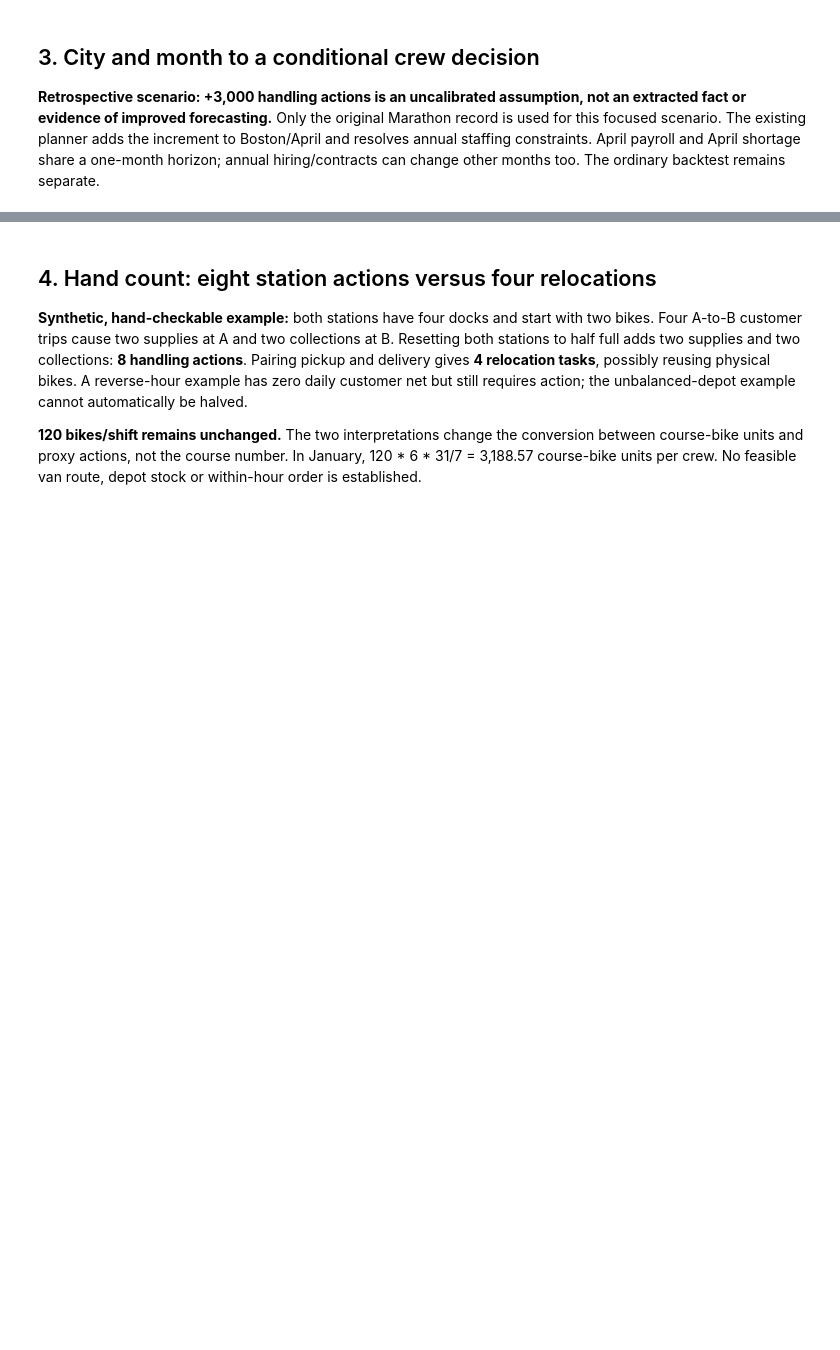
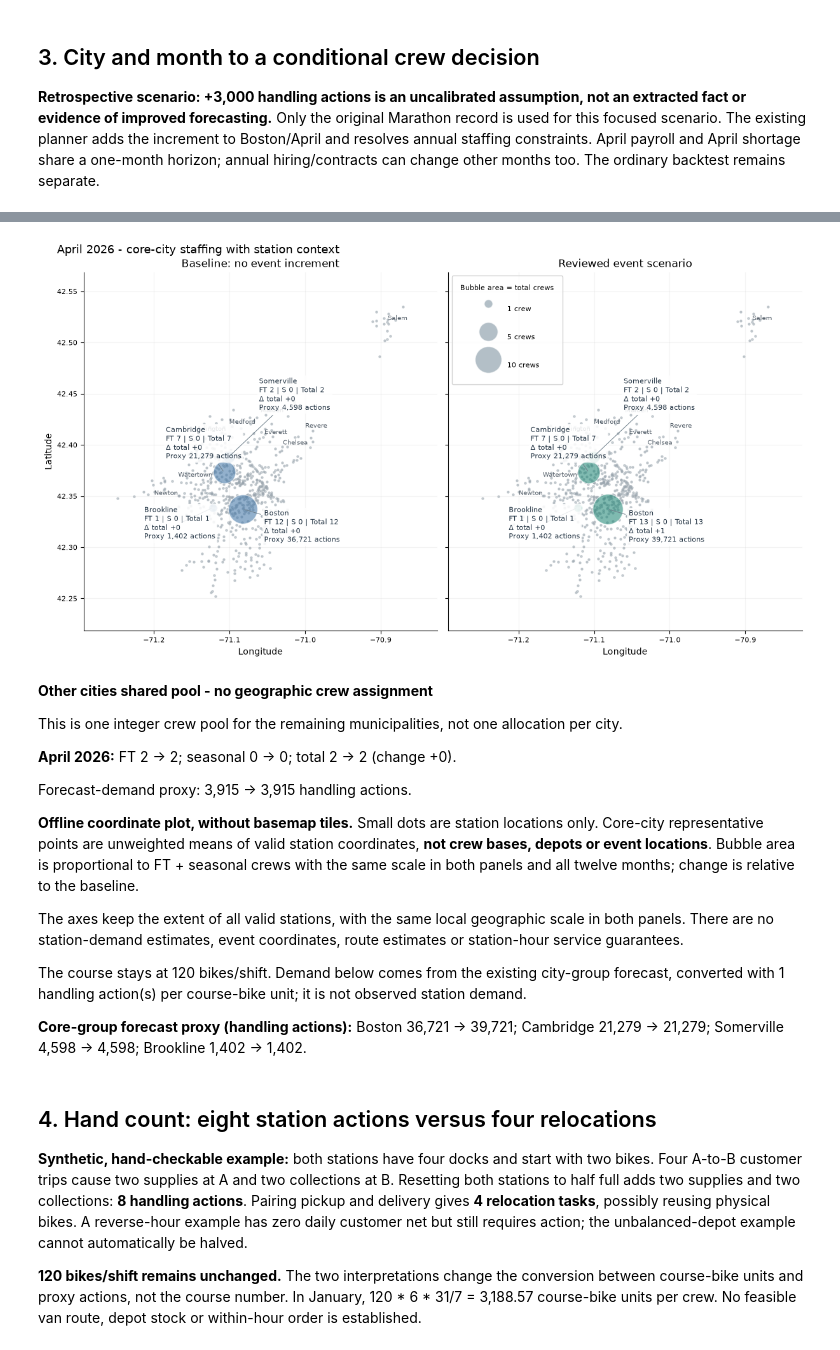
Before and after one commit to BitCoinJr/dads5250-bluebikes-planner, a Jupyter notebook: notebooks/bluebikes_demo.ipynb, the cells around one changed output, grey strips where cells are left out. Cells and saved outputs as stored; diff of their text form; code cells hidden in the pictures; blank space fills up the shorter version.

Commit message:
Add offline geographic comparison for cached crew plans

```diff
--- a/notebooks/bluebikes_demo.ipynb
+++ b/notebooks/bluebikes_demo.ipynb
@@ -106,3 +110,29 @@ Whole-plan nine-month evaluation: retrospective only; no causal/forecast-improve
+# %%
+from bluebikes.geography import geographic_result_from_chain, load_stations, render_geography
+from IPython.display import Markdown
+geographic_view = render_geography(
+    geographic_result_from_chain(pd.read_csv(ROOT / 'results/focused_event_chain.csv')),
+    4, load_stations(ROOT))
+assert geographic_view['figure'] is not None
+display(geographic_view['figure'])
+display(Markdown(geographic_view['pool_md'] + '\n\n' + geographic_view['note_md']))
+# %% [output]
+[figure, added]
+**Other cities shared pool - no geographic crew assignment**
+
+This is one integer crew pool for the remaining municipalities, not one allocation per city.
+
+**April 2026:** FT 2 -> 2; seasonal 0 -> 0; total 2 -> 2 (change +0).
+
+Forecast-demand proxy: 3,915 -> 3,915 handling actions.
+
+**Offline coordinate plot, without basemap tiles.** Small dots are station locations only. Core-city representative points are unweighted means of valid station coordinates, **not crew bases, depots or event locations**. Bubble area is proportional to FT + seasonal crews with the same scale in both panels and all twelve months; change is relative to the baseline.
+
+The axes keep the extent of all valid stations, with the same local geographic scale in both panels. There are no station-demand estimates, event coordinates, route estimates or station-hour service guarantees.
+
+The course stays at 120 bikes/shift. Demand below comes from the existing city-group forecast, converted with 1 handling action(s) per course-bike unit; it is not observed station demand.
+
+**Core-group forecast proxy (handling actions):** Boston 36,721 -> 39,721; Cambridge 21,279 -> 21,279; Somerville 4,598 -> 4,598; Brookline 1,402 -> 1,402.
 # %% [markdown]
 ## 4. Hand count: eight station actions versus four relocations
 
```
Also changed, not shown: parts of 2 cells of this notebook, 22 other files.
